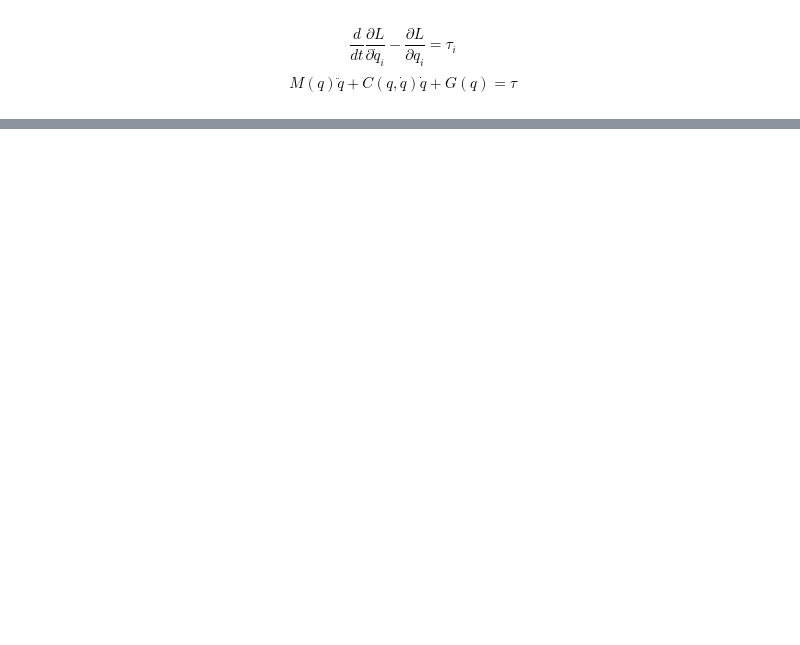
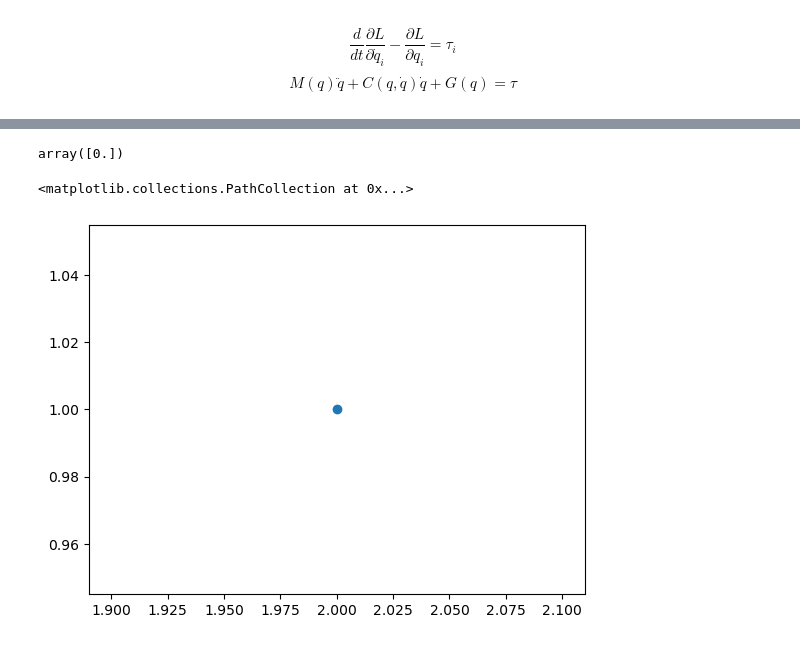
Before and after one commit to effibot/pyInverseKin, a Jupyter notebook: src/notebook.ipynb, the cells around one changed output, grey strips where cells are left out. Cells and saved outputs as stored; diff of their text form; code cells hidden in the pictures; blank space fills up the shorter version.

```diff
--- a/src/notebook.ipynb
+++ b/src/notebook.ipynb
@@ -165 +94,42 @@ $$\ddot{q} = M^{-1}(q)(\tau - C(q,\dot{q})\dot{q} - G(q))$$
+# %%
+# define interface to evaluate the dynamics
+def dxdt(x, t, tau1, tau2, m1, m2, g, L1, L2):
+    x1, x2, x3, x4 = x
+    return [
+        x1_d_f(x3), # x1_d = q1_d
+        x3_d_f(t, x1, x2, x3, x4, tau1, tau2, m1, m2, g, L1, L2), # x3_d = q1_dd
+        x2_d_f(x4), # x2_d = q2_d
+        x4_d_f(t, x1, x2, x3, x4, tau1, tau2, m1, m2, g, L1, L2), # x4_d = q2_dd
+    ]
+# %%
+time = np.linspace(0, 40, 1001)
+g = 9.81
+m1 = 2
+m2 = 1
+L1_ = 2
+L2_ = 1
+ans = odeint(dxdt, y0=[0.0, 0.0, np.pi/2, 0.0], t=time, args=(1, 0, m1, m2, g, L1_, L2_))
+# %%
+x1_sym = ans.T[0]
+x2_sym = ans.T[2]
+x3_sym = ans.T[1]
+x4_sym = ans.T[3]
+# %%
+# Replace the symbols with the states
+Q02 = Q02.subs({l1: L1, l2: L2, q1: x1, q2: x2})
+P = (Q02*M([[0], [0], [1]]))[0:2, 0]
+# Define the forward kinematics as a function of the states
+fk = sp.lambdify([x1, x2, L1, L2], P)
+# %%
+x1_sym
+# %% [output]
+array([0.])
+# %%
+import matplotlib.pyplot as plt
+p = fk(x1_sym, x2_sym, L1_, L2_)
+p = p[:, 0]
+plt.scatter(p[0], p[1])
+# %% [output]
+<matplotlib.collections.PathCollection at 0x...>
+[figure, added]
 # %%
```
Also changed, not shown: parts of 42 cells of this notebook, 2 other files.
